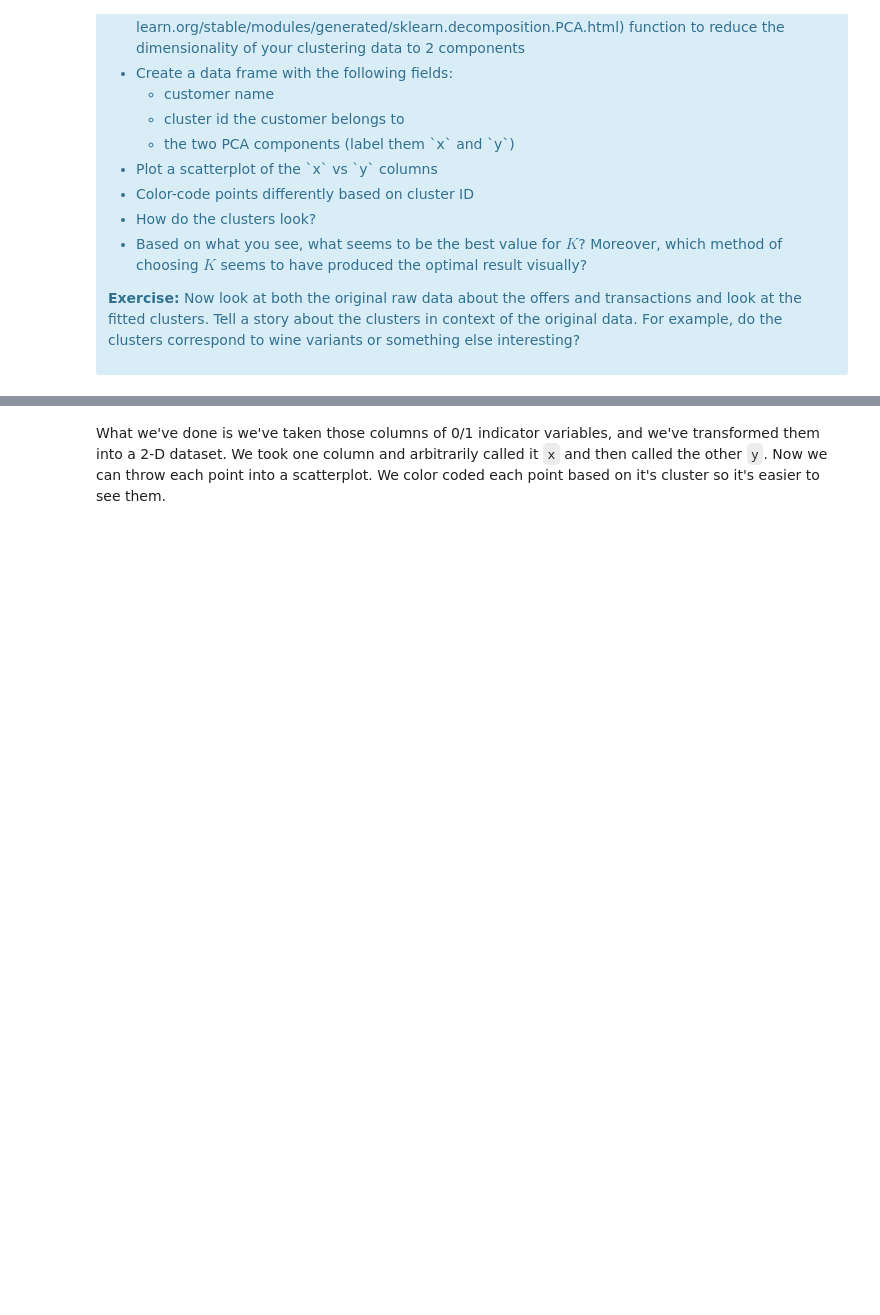
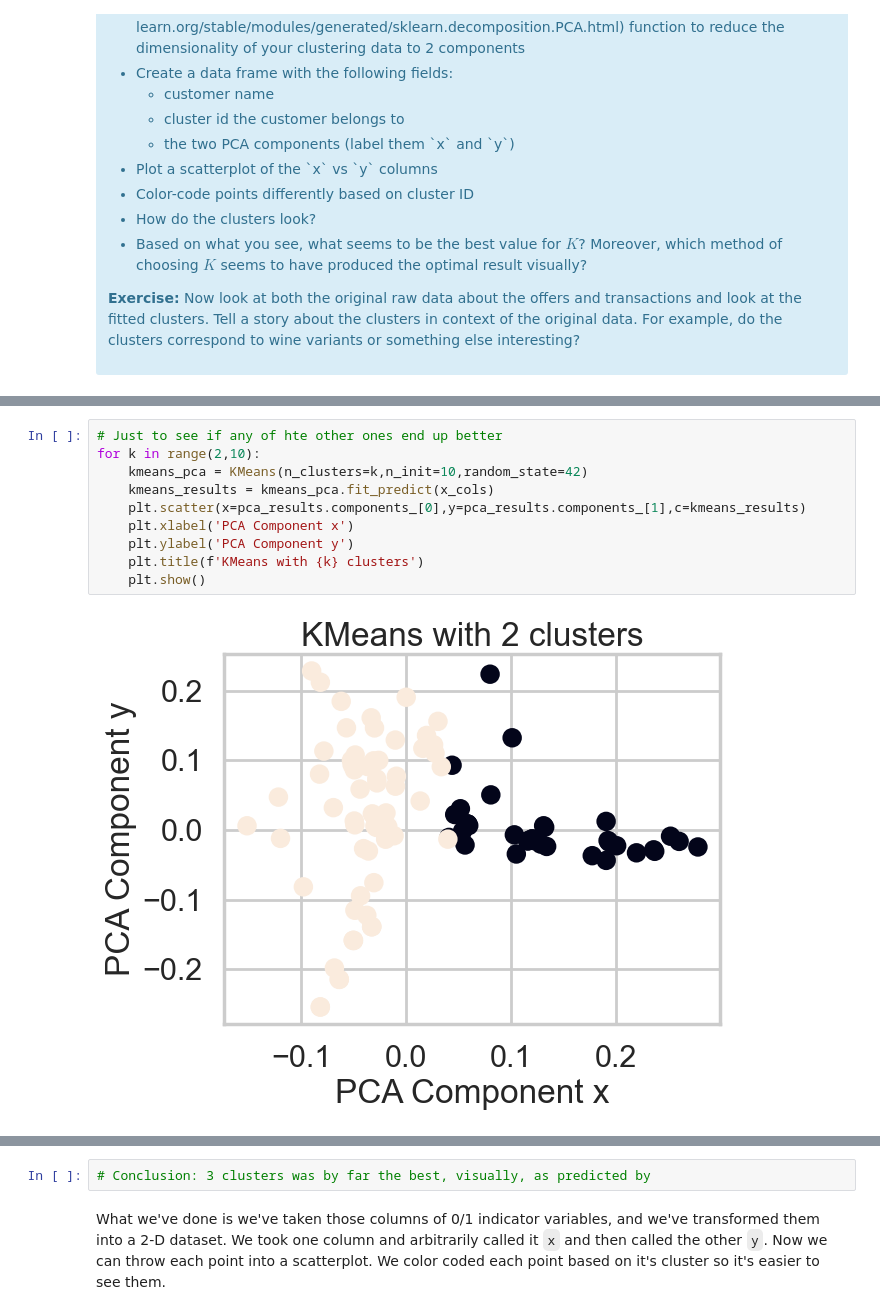
Before and after one commit to MsEM11/Clustering-Case-Study, a Jupyter notebook: Clustering Case Study - Customer Segmentation with K-Means - Tier 3.ipynb, the cells around one changed output, grey strips where cells are left out. Saved outputs shown, nothing was run; the diff lists cells and outputs as text; blank space fills up the shorter version.

```diff
--- a/Clustering Case Study - Customer Segmentation with K-Means - Tier 3.ipynb
+++ b/Clustering Case Study - Customer Segmentation with K-Means - Tier 3.ipynb
@@ -328,0 +363,12 @@ This is only one use of PCA for dimension reduction. We can also use PCA when we
+# %%
+# Just to see if any of hte other ones end up better
+for k in range(2,10):
+    kmeans_pca = KMeans(n_clusters=k,n_init=10,random_state=42)
+    kmeans_results = kmeans_pca.fit_predict(x_cols)
+    plt.scatter(x=pca_results.components_[0],y=pca_results.components_[1],c=kmeans_results)
+    plt.xlabel('PCA Component x')
+    plt.ylabel('PCA Component y')
+    plt.title(f'KMeans with {k} clusters')
+    plt.show()
+# %% [output]
+[figure, added]
@@ -329,3 +382,5 @@ This is only one use of PCA for dimension reduction. We can also use PCA when we
+# %%
+# Conclusion: 3 clusters was by far the best, visually, as predicted by
 # %% [markdown]
 What we've done is we've taken those columns of 0/1 indicator variables, and we've transformed them into a 2-D dataset. We took one column and arbitrarily called it `x` and then called the other `y`. Now we can throw each point into a scatterplot. We color coded each point based on it's cluster so it's easier to see them.
 # %% [markdown]
```
Also changed, not shown: parts of 11 cells of this notebook.
